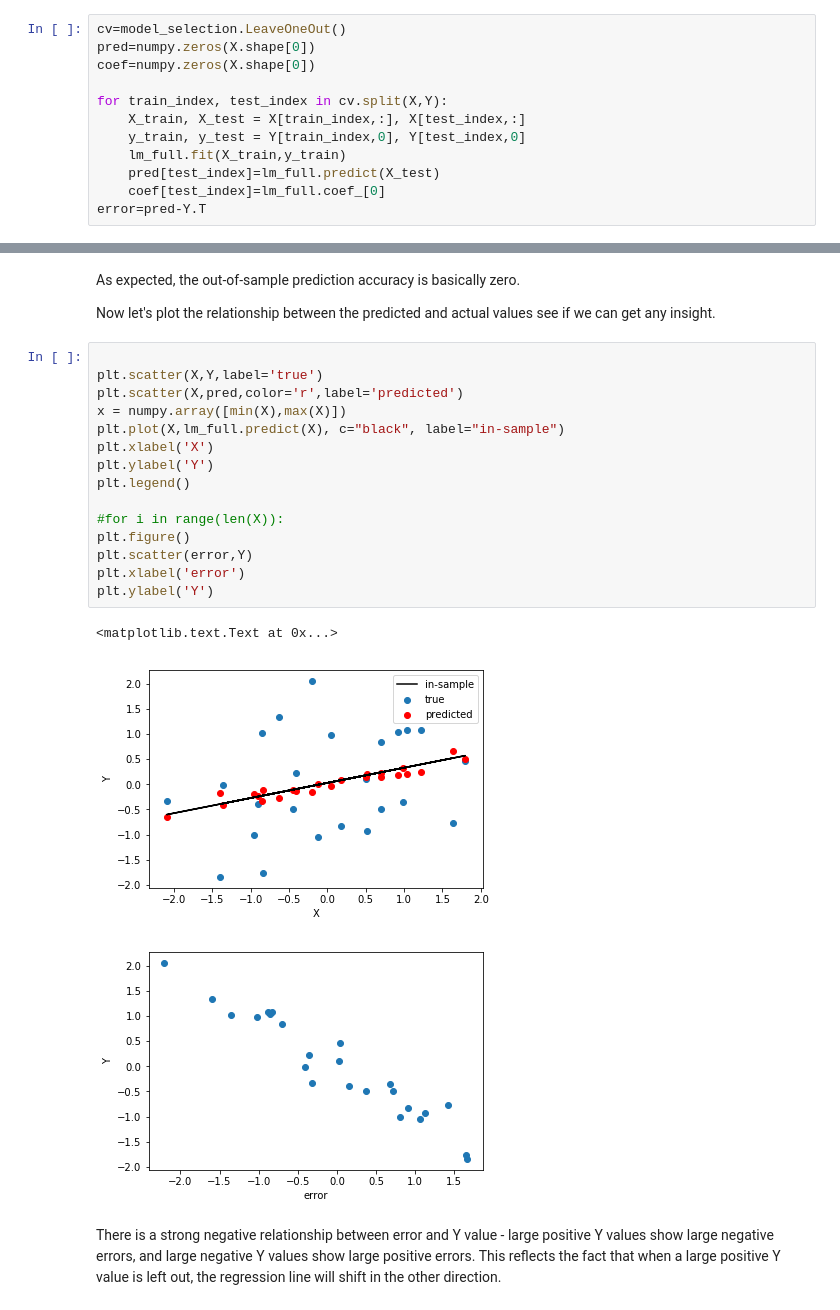
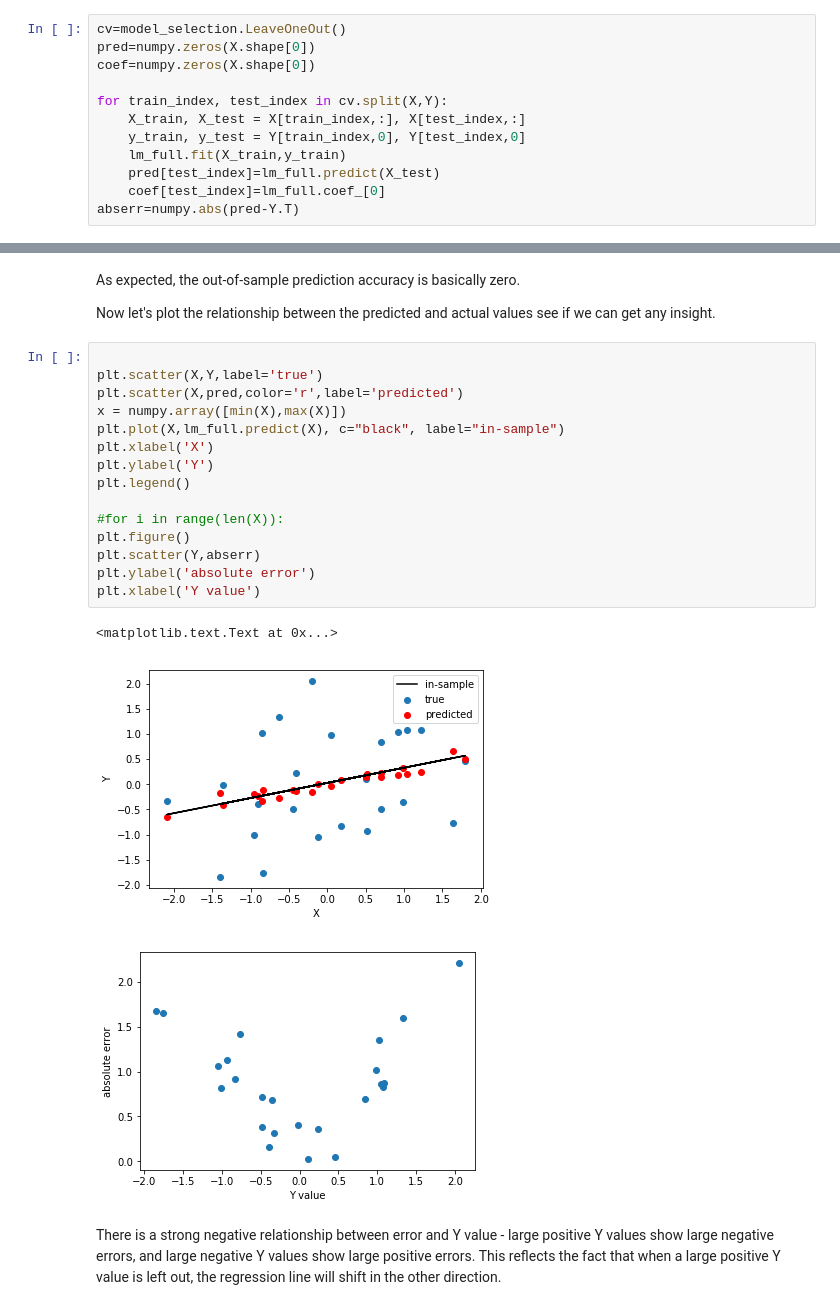
Before and after one commit to poldrack/regressioncv, a Jupyter notebook: regressioncv.ipynb, the cells around one changed output, grey strips where cells are left out. Cells and saved outputs as stored; diff of their text form.

```diff
--- a/regressioncv.ipynb
+++ b/regressioncv.ipynb
@@ -161,7 +170,7 @@ for train_index, test_index in cv.split(X,Y):
     lm_full.fit(X_train,y_train)
     pred[test_index]=lm_full.predict(X_test)
     coef[test_index]=lm_full.coef_[0]
-error=pred-Y.T
+abserr=numpy.abs(pred-Y.T)
 # %%
 numpy.corrcoef(pred,Y.T)
 # %% [output]
@@ -174,21 +183,21 @@ Now let's plot the relationship between the predicted and actual values see if w
 # %%
 
 plt.scatter(X,Y,label='true')
 plt.scatter(X,pred,color='r',label='predicted')
 x = numpy.array([min(X),max(X)])
 plt.plot(X,lm_full.predict(X), c="black", label="in-sample")
 plt.xlabel('X')
 plt.ylabel('Y')
 plt.legend()
 
 #for i in range(len(X)):
 plt.figure()
-plt.scatter(error,Y)
-plt.xlabel('error')
-plt.ylabel('Y')
+plt.scatter(Y,abserr)
+plt.ylabel('absolute error')
+plt.xlabel('Y value')
 # %% [output]
 <matplotlib.text.Text at 0x...>
 [figure]
-[figure, old version]
+[figure, new version]
 # %% [markdown]
 There is a strong negative relationship between error and Y value - large positive Y values show large negative errors, and large negative Y values show large positive errors.  This reflects the fact that when a large positive Y value is left out, the regression line will shift in the other direction.
```
Also changed, not shown: parts of 4 cells of this notebook.
